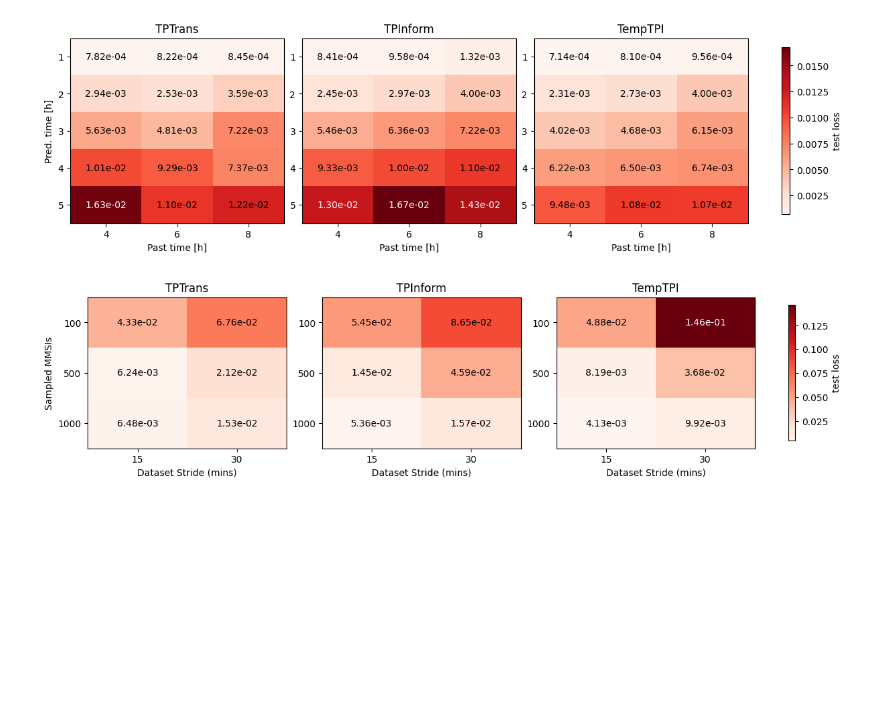
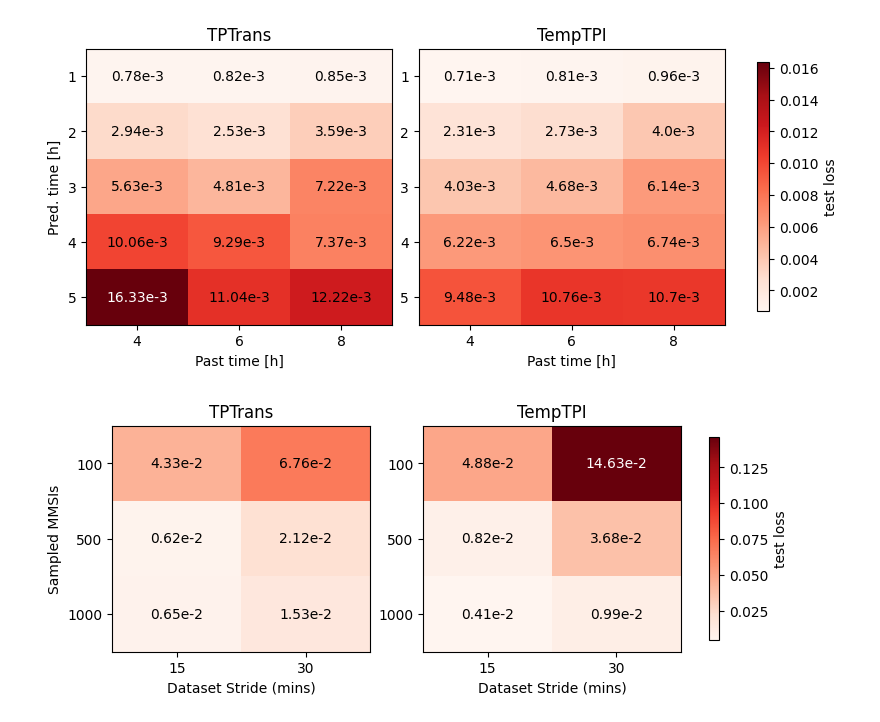
Before and after one commit to veronikal24/DeepLearning, a Jupyter notebook: ablation_studies/AblationStudiesResults.ipynb, the cells around one changed output. Saved outputs shown, nothing was run; the diff lists cells and outputs as text; code cells hidden in the pictures; blank space fills up the shorter version.

Commit message:
changed plot

```diff
--- a/ablation_studies/AblationStudiesResults.ipynb
+++ b/ablation_studies/AblationStudiesResults.ipynb
@@ -11,14 +11,16 @@ from matplotlib import colormaps
 # ------------------------------------------------------------
 cols = ["240", "360", "480"]                       # window size columns
 rows = ["60", "120", "180", "240", "300"]          # prediction horizons
-titles = ["TPTrans", "TPInform", "TempTPI"]
+#titles = ["TPTrans", "TPInform", "TempTPI"]
+titles = ["TPTrans", "TempTPI"]
 
 
 csv_TPT = "results_TPTrans_b1.csv"
-csv_TPI = "results_TPInform_b1.csv"
+#csv_TPI = "results_TPInform_b1.csv"
 csv_TTPI = "results_TempTPI_b1.csv"
 
-files = [csv_TPT, csv_TPI, csv_TTPI]
+#files = [csv_TPT, csv_TPI, csv_TTPI]
+files = [csv_TPT, csv_TTPI]
 datasets = []
 
 # ------------------------------------------------------------
@@ -52,36 +54,36 @@ for f in files:
 vmin = np.nanmin([np.nanmin(m) for m in datasets])
 vmax = np.nanmax([np.nanmax(m) for m in datasets])
 
 # ------------------------------------------------------------
 # Plot
 # ------------------------------------------------------------
-fig, axes = plt.subplots(1, 3, figsize=(12, 3.5), constrained_layout=True)
+fig, axes = plt.subplots(1, 2, figsize=(8, 3.5), constrained_layout=True)
 
 cmap = colormaps["Reds"]
 for e, (ax, mat, title) in enumerate(zip(axes, datasets, titles)):
     im = ax.imshow(mat, vmin=vmin, vmax=vmax, aspect="auto", cmap=cmap)
     ax.set_title(title)
     ax.set_xticks(range(len(cols)))
     ax.set_yticks(range(len(rows)))
     ax.set_xticklabels([str(int(x)//60) for x in cols])
     ax.set_yticklabels([str(int(x)//60) for x in rows])
     ax.set_xlabel("Past time [h]")
     if e==0:
         ax.set_ylabel("Pred. time [h]")
     # write values into cells
     for i in range(mat.shape[0]):
         for j in range(mat.shape[1]):
             if not np.isnan(mat[i, j]):
-                ax.text(j, i, f"{mat[i,j]:.2e}",
+                ax.text(j, i, f"{round(mat[i,j]*1000, 2)}e-3",
                         ha="center", va="center", color="black" if mat[i,j]<0.0125 else "white")
 
 # single shared colorbar
 cbar = fig.colorbar(im, ax=axes.ravel().tolist(), shrink=0.9)
 cbar.set_label("test loss")
 
 plt.show()
 # %% [output]
-[figure, old version]
+[figure, new version]
 # %%
 import pandas as pd
 import matplotlib.pyplot as plt
@@ -92,7 +94,7 @@ from matplotlib import colormaps
 # Inputs: paths to the three CSV files
 # ------------------------------------------------------------
 csv_TPT = "results_TPTrans_b2.csv"
-csv_TPI = "results_TPInform_b2.csv"
+#csv_TPI = "results_TPInform_b2.csv"
 csv_TTPI = "results_TempTPI_b2.csv"
 
 # ------------------------------------------------------------
@@ -100,9 +102,11 @@ csv_TTPI = "results_TempTPI_b2.csv"
 # ------------------------------------------------------------
 cols = ["15", "30"]                       # window size columns
 rows = ["100", "500", "1000"]          # prediction horizons
-titles = ["TPTrans", "TPInform", "TempTPI"]
+#titles = ["TPTrans", "TPInform", "TempTPI"]
+titles = ["TPTrans", "TempTPI"]
 
-files = [csv_TPT, csv_TPI, csv_TTPI]
+#files = [csv_TPT, csv_TPI, csv_TTPI]
+files = [csv_TPT, csv_TTPI]
 datasets = []
 
 # ------------------------------------------------------------
@@ -139,7 +143,7 @@ vmax = np.nanmax([np.nanmax(m) for m in datasets])
 # ------------------------------------------------------------
 # Plot
 # ------------------------------------------------------------
-fig, axes = plt.subplots(1, 3, figsize=(12, 3), constrained_layout=True)
+fig, axes = plt.subplots(1, 2, figsize=(7.5, 3), constrained_layout=True)
 
 cmap = colormaps["Reds"]
 for e, (ax, mat, title) in enumerate(zip(axes, datasets, titles)):
@@ -156,7 +160,7 @@ for e, (ax, mat, title) in enumerate(zip(axes, datasets, titles)):
     for i in range(mat.shape[0]):
         for j in range(mat.shape[1]):
             if not np.isnan(mat[i, j]):
-                ax.text(j, i, f"{mat[i,j]:.2e}",
+                ax.text(j, i, f"{round(mat[i,j]*100, 2)}e-2",
                         ha="center", va="center", color="black" if mat[i,j]<0.1 else "white")
 
 # single shared colorbar
@@ -165,4 +169,4 @@ cbar.set_label("test loss")
 
 plt.show()
 # %% [output]
-[figure, old version]
+[figure, new version]
```
